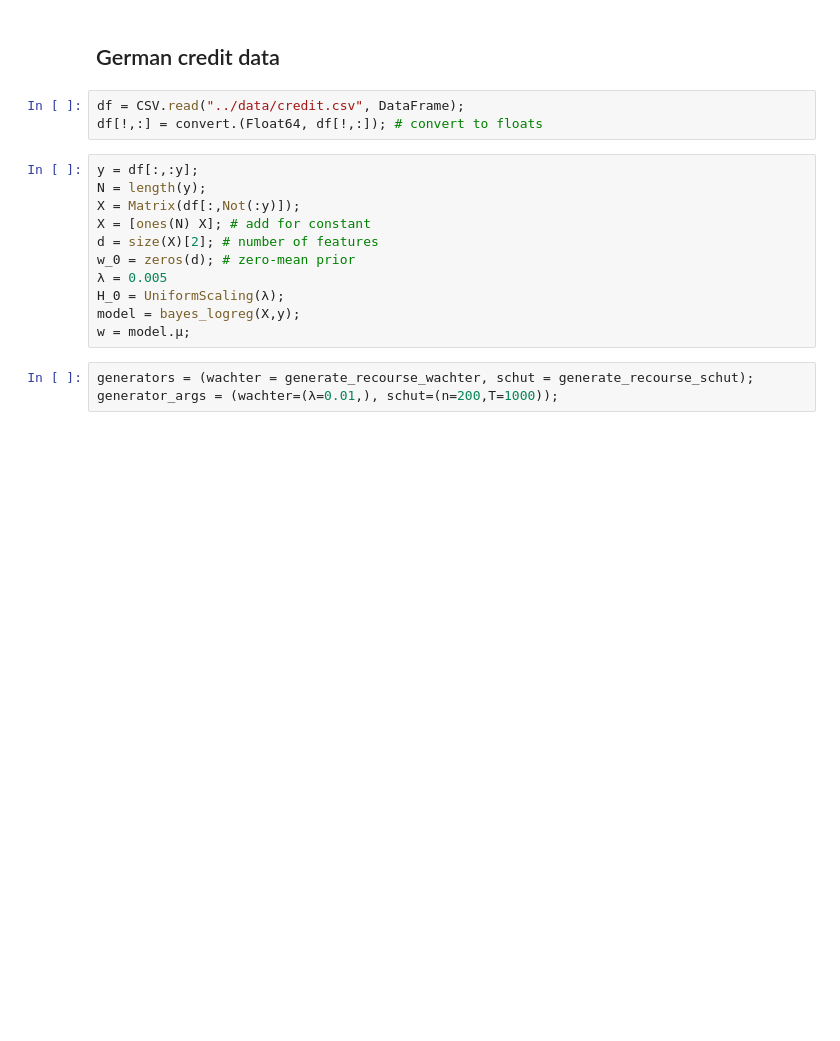
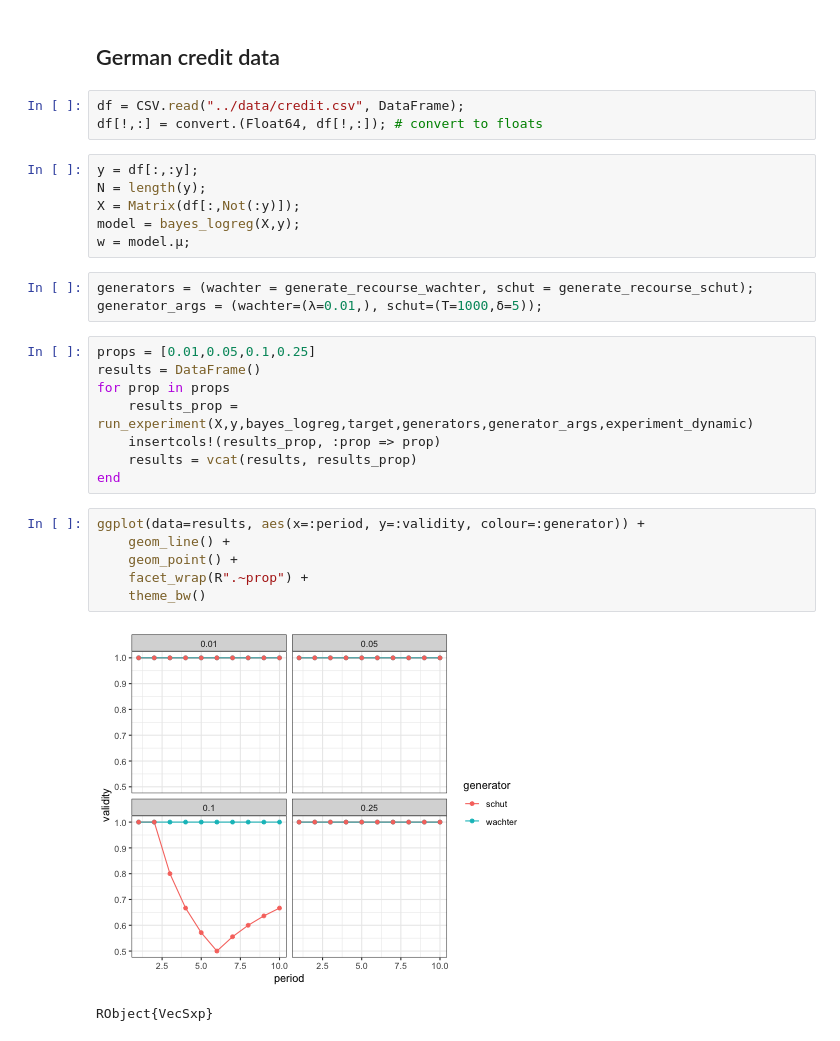
Before and after one commit to JuliaTrustworthyAI/AlgorithmicRecourseDynamics.jl, a Jupyter notebook: examples/endogenous_shifts.ipynb, the cells around one changed output. Saved outputs shown, nothing was run; the diff lists cells and outputs as text; blank space fills up the shorter version.

```diff
--- a/examples/endogenous_shifts.ipynb
+++ b/examples/endogenous_shifts.ipynb
@@ -415,16 +458,28 @@ df[!,:] = convert.(Float64, df[!,:]); # convert to floats
 y = df[:,:y];
 N = length(y);
 X = Matrix(df[:,Not(:y)]);
-X = [ones(N) X]; # add for constant
-d = size(X)[2]; # number of features
-w_0 = zeros(d); # zero-mean prior
-λ = 0.005
-H_0 = UniformScaling(λ);
 model = bayes_logreg(X,y);
 w = model.μ;
 # %%
 generators = (wachter = generate_recourse_wachter, schut = generate_recourse_schut);
-generator_args = (wachter=(λ=0.01,), schut=(n=200,T=1000));
+generator_args = (wachter=(λ=0.01,), schut=(T=1000,δ=5));
+# %%
+props = [0.01,0.05,0.1,0.25]
+results = DataFrame()
+for prop in props
+    results_prop = run_experiment(X,y,bayes_logreg,target,generators,generator_args,experiment_dynamic)
+    insertcols!(results_prop, :prop => prop)
+    results = vcat(results, results_prop)
+end
+# %%
+ggplot(data=results, aes(x=:period, y=:validity, colour=:generator)) +
+    geom_line() +
+    geom_point() +
+    facet_wrap(R".~prop") +
+    theme_bw()
+# %% [output]
+[figure, added]
+RObject{VecSxp}
 # %%
 y = df[:,:y];
 X = Matrix(df[:,Not(:y)]);
```
Also changed, not shown: parts of 13 cells of this notebook, 4 other files.
